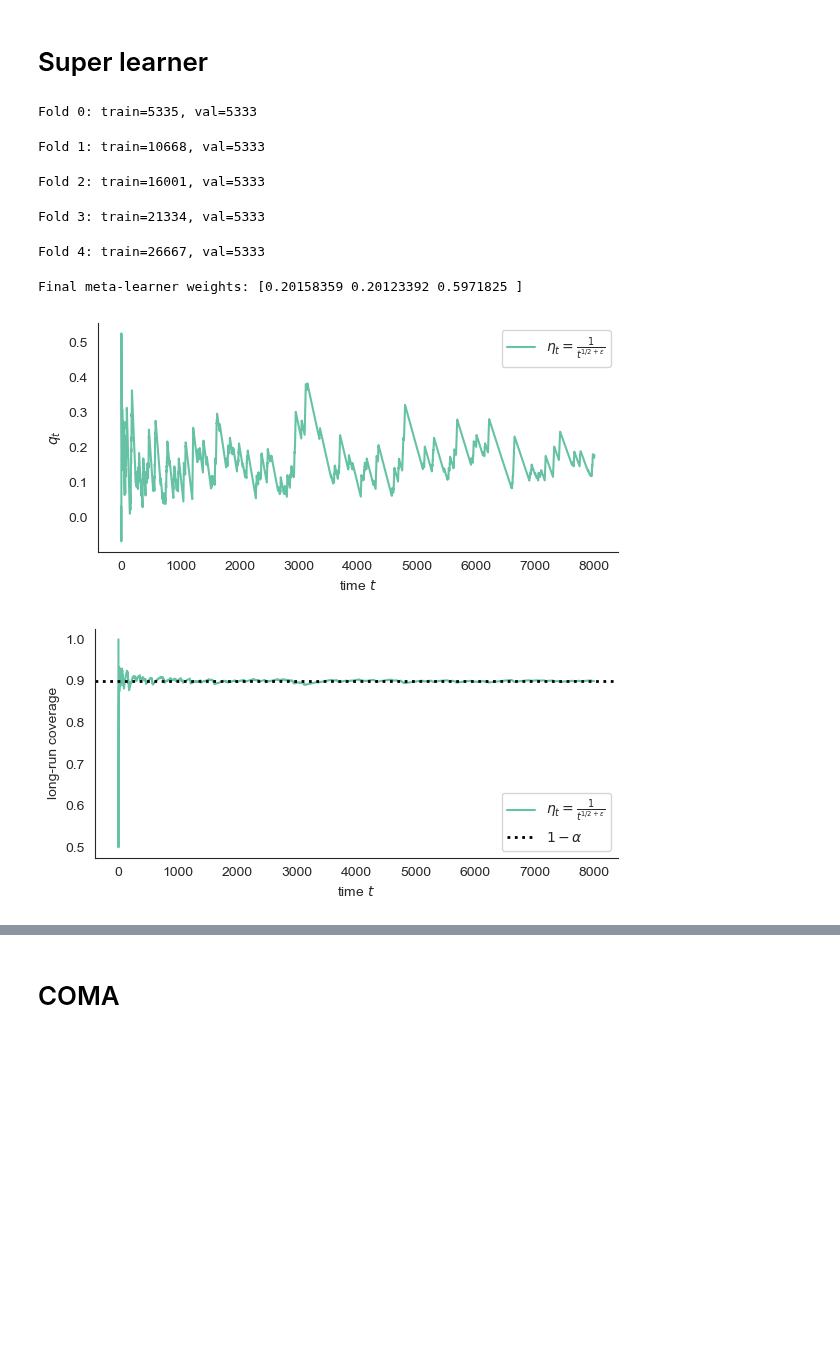
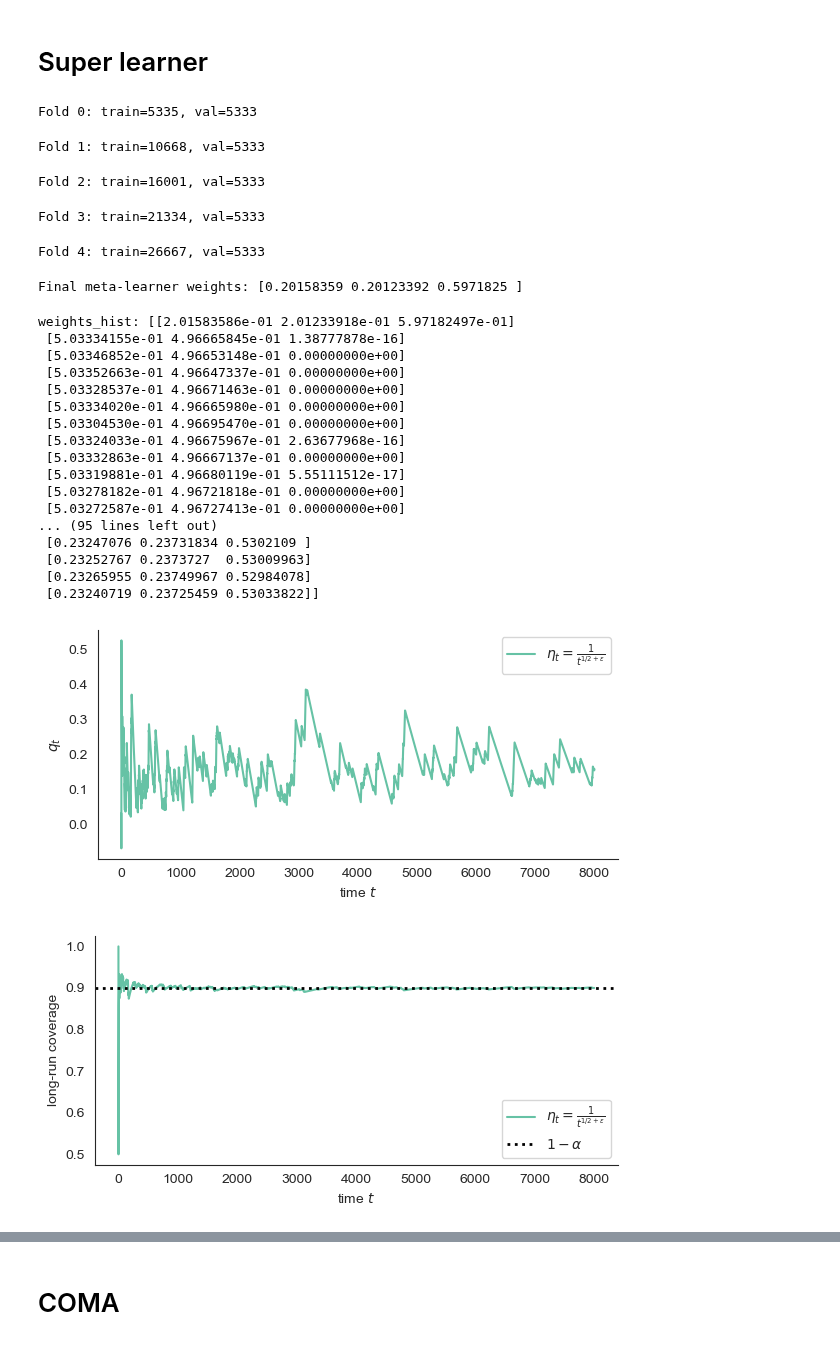
Before and after one commit to victorianian610/Online-Conformal-Prediction-with-SuperLearning-, a Jupyter notebook: Jump_Diffusion/Sim1/arch_sim1.ipynb, the cells around one changed output, grey strips where cells are left out. Saved outputs shown, nothing was run; the diff lists cells and outputs as text; code cells hidden in the pictures; blank space fills up the shorter version.

```diff
--- a/Jump_Diffusion/Sim1/arch_sim1.ipynb
+++ b/Jump_Diffusion/Sim1/arch_sim1.ipynb
@@ -786,37 +804,65 @@ def super_learner_garch(y, n_splits=5, refit_every=20):
 
     # --- 3. Final refit on full training set ---
     garch_full1 = garch_forecast(y, train_size,
                                  mean='AR', lags=1, p=1, q=1, dist='t',
                                  refit_every=refit_every)
     garch_full2 = garch_forecast(y, train_size,
                                   mean='AR', lags=1, vol='EGARCH', p=1, q=1,
                                   dist='t', refit_every=20)
     garch_full3 = garch_forecast(y, train_size,
                                   mean='AR', lags=2, vol='GARCH', p=2, q=2, dist='skewt', refit_every=50)
 
     X_test_meta = np.column_stack([garch_full1, garch_full2, garch_full3])
-    super_preds = X_test_meta @ meta_weights
+     # --- 4. Step-by-step update weights + predict ---
+    T_test = len(y_test)
+    super_preds = np.zeros(T_test)
+    weights_hist = np.zeros((T_test, 3))
+    w = meta_weights.copy()
+    for t in range(T_test):
+        # update weight using past only (0..t-1)
+        if t > 0:
+            w = optimize_weights(X_test_meta[:t], y_test[:t])
 
-    return super_preds, meta_weights
+        super_preds[t] = X_test_meta[t] @ w
+        weights_hist[t] = w
+
+    return super_preds, weights_hist
 
 # --- Usage ---
 y = y_observed.to_numpy()
-super_preds, meta_weights = super_learner_garch(y, n_splits=5)
+super_preds, weights_hist = super_learner_garch(y, n_splits=5)
 
 # Evaluate coverage
 results_sl = compute_coverage_metrics(
     y_true_test, super_preds,
     alpha=0.1, epsilon=0.1, W=1000, C=1
 )
 plot_coverage_results(results_sl, alpha=0.1, W=1000)
 # %% [output]
 Fold 0: train=5335, val=5333
 Fold 1: train=10668, val=5333
 Fold 2: train=16001, val=5333
 Fold 3: train=21334, val=5333
 Fold 4: train=26667, val=5333
 Final meta-learner weights: [0.20158359 0.20123392 0.5971825 ]
+weights_hist: [[2.01583586e-01 2.01233918e-01 5.97182497e-01]
+ [5.03334155e-01 4.96665845e-01 1.38777878e-16]
+ [5.03346852e-01 4.96653148e-01 0.00000000e+00]
+ [5.03352663e-01 4.96647337e-01 0.00000000e+00]
+ [5.03328537e-01 4.96671463e-01 0.00000000e+00]
+ [5.03334020e-01 4.96665980e-01 0.00000000e+00]
+ [5.03304530e-01 4.96695470e-01 0.00000000e+00]
+ [5.03324033e-01 4.96675967e-01 2.63677968e-16]
+ [5.03332863e-01 4.96667137e-01 0.00000000e+00]
+ [5.03319881e-01 4.96680119e-01 5.55111512e-17]
+ [5.03278182e-01 4.96721818e-01 0.00000000e+00]
+ [5.03272587e-01 4.96727413e-01 0.00000000e+00]
+... (95 lines left out)
+ [0.23247076 0.23731834 0.5302109 ]
+ [0.23252767 0.2373727  0.53009963]
+ [0.23265955 0.23749967 0.52984078]
+ [0.23240719 0.23725459 0.53033822]]
-[figure, old version]
+[figure, new version]
 [figure]
 # %%
 print(f"sl", np.mean(results_sl['observed_coverages_decaying']))
```
Also changed, not shown: parts of 13 cells of this notebook.
